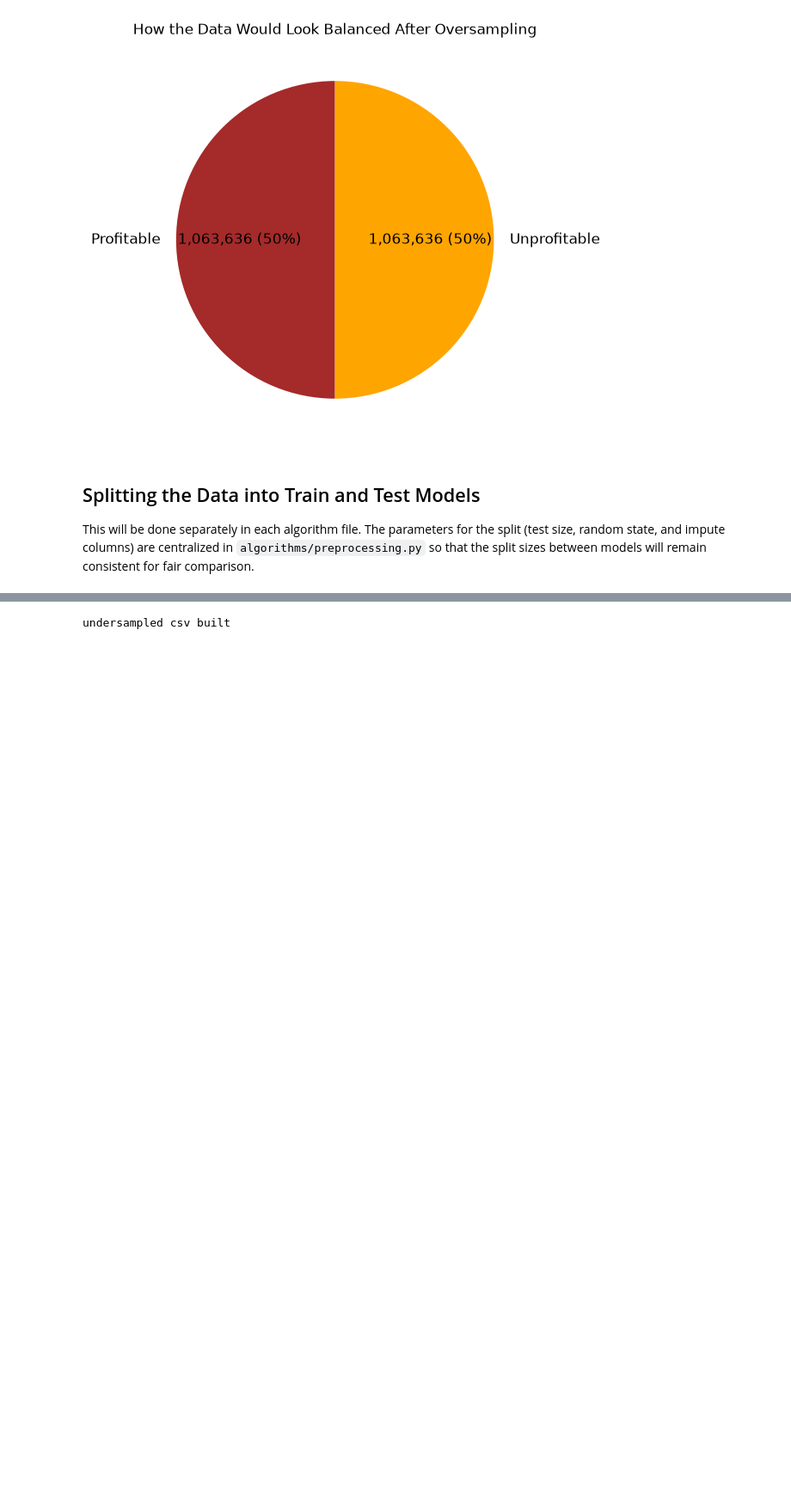
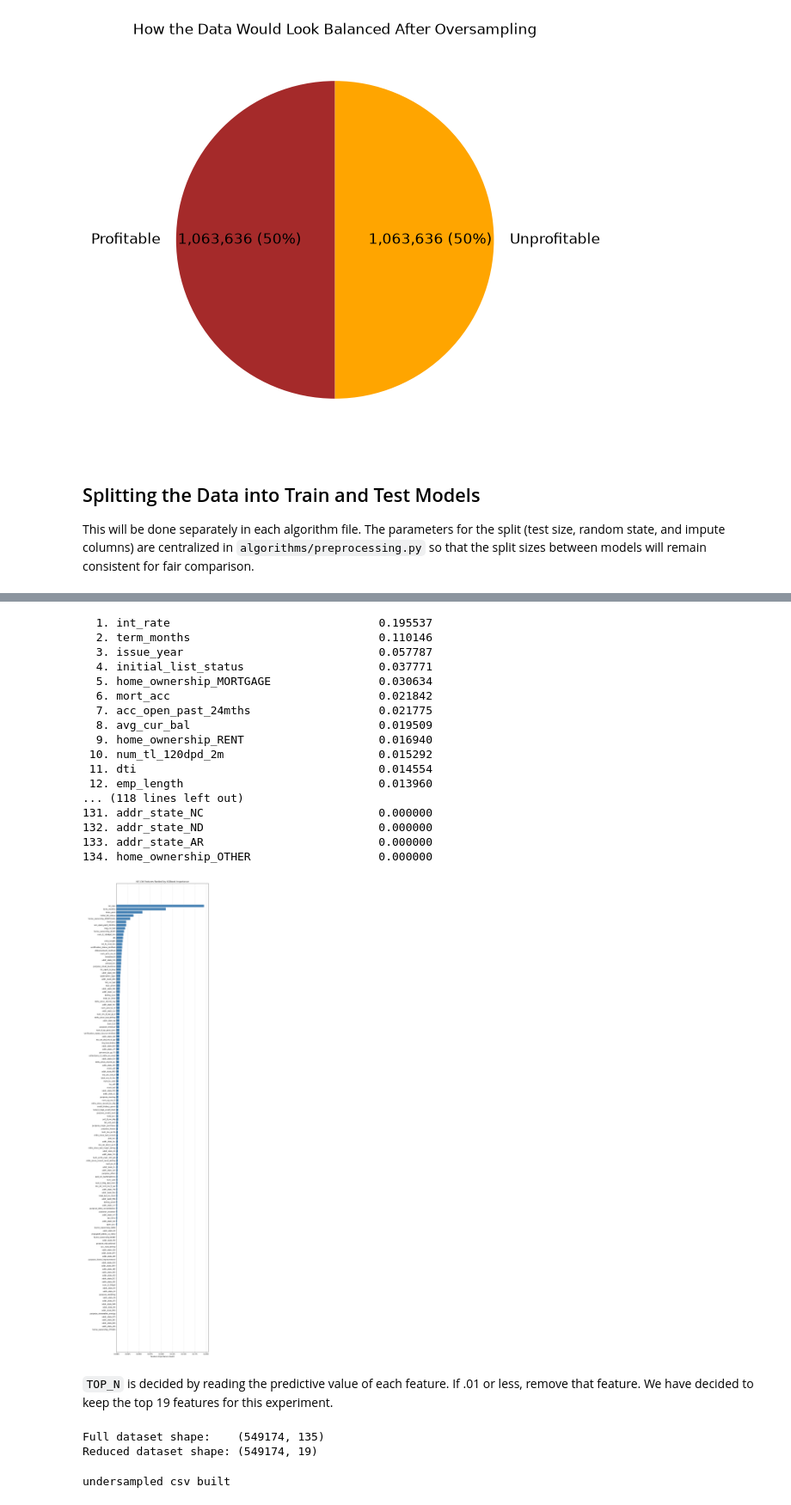
Before and after one commit to nicohaines/Classification-for-Predicting-P2P-Loan-Profitability, a Jupyter notebook: DataVisualization.ipynb, the cells around one changed output, grey strips where cells are left out. Shown at 86% size. Saved outputs shown, nothing was run; the diff lists cells and outputs as text; code cells hidden in the pictures; blank space fills up the shorter version.

Commit message:
Testing XGBoost for feature narrowing based on predictive value

```diff
--- a/DataVisualization.ipynb
+++ b/DataVisualization.ipynb
@@ -498,3 +507,71 @@ This will be done separately in each algorithm file. The parameters for the spli
+# %%
+y = loan_data_balanced['profitable']
+X = loan_data_balanced.drop(columns=['profitable'])
+
+X_train, _, y_train, _ = train_test_split(
+    X, y, test_size=preprocessing.TEST_SIZE, random_state=preprocessing.RANDOM_STATE, stratify=y
+)
+
+xgb_selector = XGBClassifier(
+    n_estimators=100,
+    max_depth=5,
+    learning_rate=0.1,
+    subsample=0.8,
+    colsample_bytree=0.8,
+    random_state=42,
+    n_jobs=-1
+)
+xgb_selector.fit(X_train, y_train)
+
+# Sort features greatest to least
+importances = pd.Series(
+    xgb_selector.feature_importances_, index=X.columns
+).sort_values(ascending=False)
+
+# Show the exact rankings of features after sorting
+for rank, (feat, score) in enumerate(importances.items(), start=1):
+    print(f"{rank:3d}. {feat:<38} {score:.6f}")
+
+# Plot of the features greatest to least
+fig, ax = plt.subplots(figsize=(10, len(importances) * 0.28))
+ax.barh(importances.index, importances.values, color='steelblue')
+ax.invert_yaxis()
+ax.set_xlabel('Feature Importance (Gain)')
+ax.set_title(f'All {len(importances)} Features Ranked by XGBoost Importance')
+ax.grid(axis='x', linestyle='--', alpha=0.5)
+plt.tight_layout()
+plt.show()
+# %% [output]
+  1. int_rate                               0.195537
+  2. term_months                            0.110146
+  3. issue_year                             0.057787
+  4. initial_list_status                    0.037771
+  5. home_ownership_MORTGAGE                0.030634
+  6. mort_acc                               0.021842
+  7. acc_open_past_24mths                   0.021775
+  8. avg_cur_bal                            0.019509
+  9. home_ownership_RENT                    0.016940
+ 10. num_tl_120dpd_2m                       0.015292
+ 11. dti                                    0.014554
+ 12. emp_length                             0.013960
+... (118 lines left out)
+131. addr_state_NC                          0.000000
+132. addr_state_ND                          0.000000
+133. addr_state_AR                          0.000000
+134. home_ownership_OTHER                   0.000000
+[figure, added]
+# %% [markdown]
+`TOP_N` is decided by reading the predictive value of each feature. If .01 or less, remove that feature. We have decided to keep the top 19 features for this experiment.
+# %%
+TOP_N = 18
+selected_features = importances.head(TOP_N).index.tolist()
+loan_data_reduced = loan_data_balanced[selected_features + ['profitable']]
+
+print(f"Full dataset shape:    {loan_data_balanced.shape}")
+print(f"Reduced dataset shape: {loan_data_reduced.shape}")
+# %% [output]
+Full dataset shape:    (549174, 135)
+Reduced dataset shape: (549174, 19)
 # %%
 # Save the cleaned DataFrame to a CSV file
 loan_data_balanced.to_csv("./dataset/50-50undersampled.csv", index=False)
```
Also changed, not shown: parts of 2 cells of this notebook, 1 other file.
